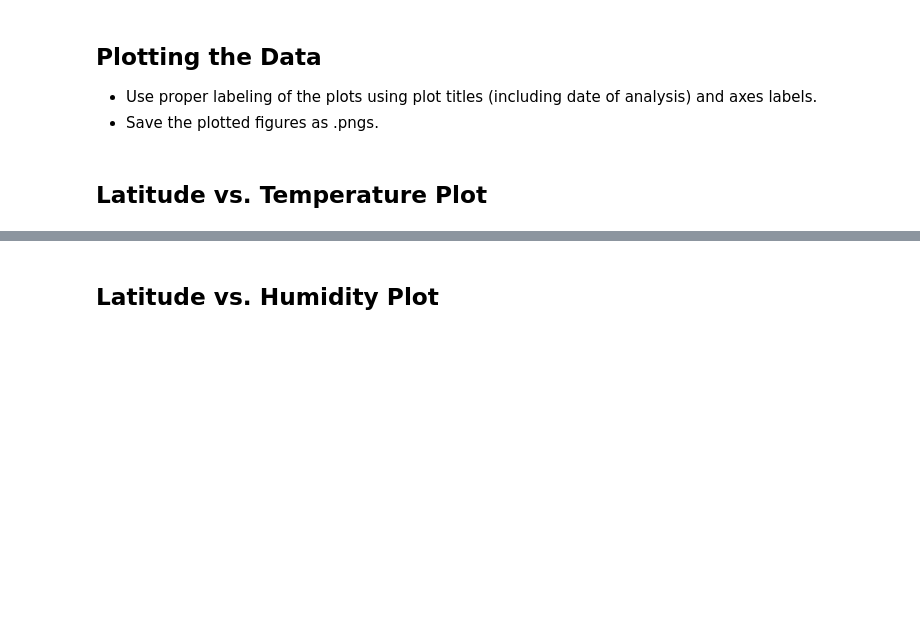
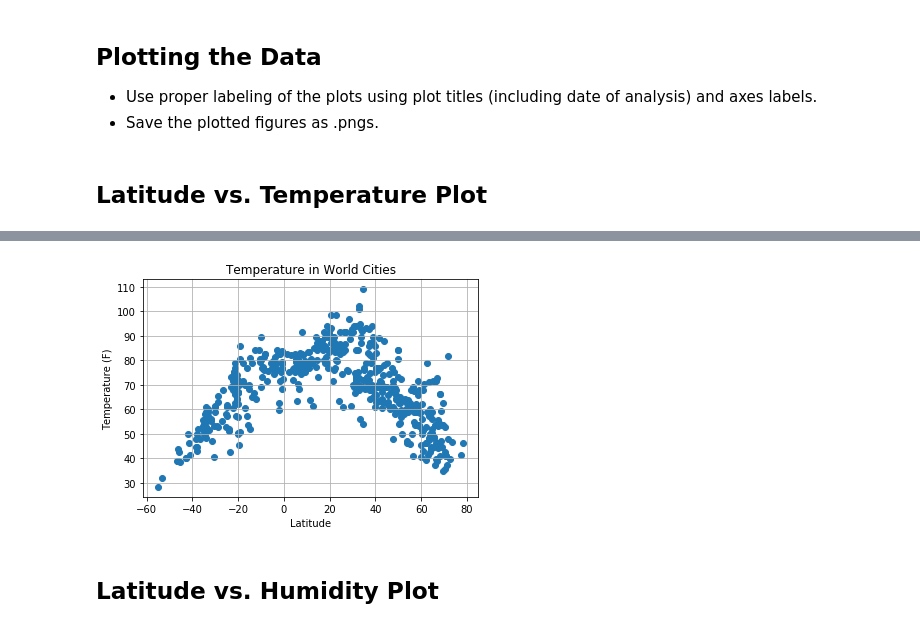
Before and after one commit to alexcaughman/python-api-challenge, a Jupyter notebook: WeatherPy/WeatherPy.ipynb, the cells around one changed output, grey strips where cells are left out. Drawn from its saved outputs; the diff is of its cells as text; code cells hidden in the pictures; blank space fills up the shorter version.

```diff
--- a/WeatherPy/WeatherPy.ipynb
+++ b/WeatherPy/WeatherPy.ipynb
@@ -74,0 +65,31 @@ Data Retrieval Complete
+# %%
+base_url = f"http://api.openweathermap.org/data/2.5/weather?APPID={weather_api_key}&units=imperial&q="
+
+data_dict = {
+            "City": [],
+            "Latitude": [],
+            "Longitude": [],
+            "Max Temp": [],
+            "Humidity": [],
+            "Cloudiness": [],
+            "Wind Speed": [],
+            "Country": [],
+            }
+print('Begining data retrieval')
+counter = 1
+for city in cities:
+    try:
+        resp_json = requests.get(base_url + city).json()
+        data_dict['City'].append(resp_json['name'])
+        data_dict['Latitude'].append(resp_json['coord']['lat'])
+        data_dict['Longitude'].append(resp_json['coord']['lon'])
+        data_dict['Max Temp'].append(resp_json['main']['temp_max'])
+        data_dict['Humidity'].append(resp_json['main']['humidity'])
+        data_dict['Cloudiness'].append(resp_json['clouds']['all'])
+        data_dict['Wind Speed'].append(resp_json['wind']['speed'])
+        data_dict['Country'].append(resp_json['sys']['country'])
+        print(f"City Name: {city}. ID: {counter}")
+        counter +=1
+    except KeyError:
+        print("Couldn't get city")
+        cities.remove(city)
@@ -98,0 +118,4 @@ dtype: int64
+# %%
+data_df = pd.DataFrame(data_dict)
+print(len(data_df))
+data_df.head()
@@ -142,2 +159,12 @@ Int64Index([], dtype='int64')
+# %%
+plt.scatter(data_df["Latitude"], data_df["Max Temp"], marker ="o")
+plt.title("Temperature in World Cities")
+plt.ylabel("Temperature (F)")
+plt.xlabel("Latitude")
+plt.grid(True)
+plt.savefig("Temp.png")
+plt.show()
+# %% [output]
+[figure, added]
 # %% [markdown]
 ## Latitude vs. Humidity Plot
```
Also changed, not shown: parts of 39 cells of this notebook, 7 other files.
